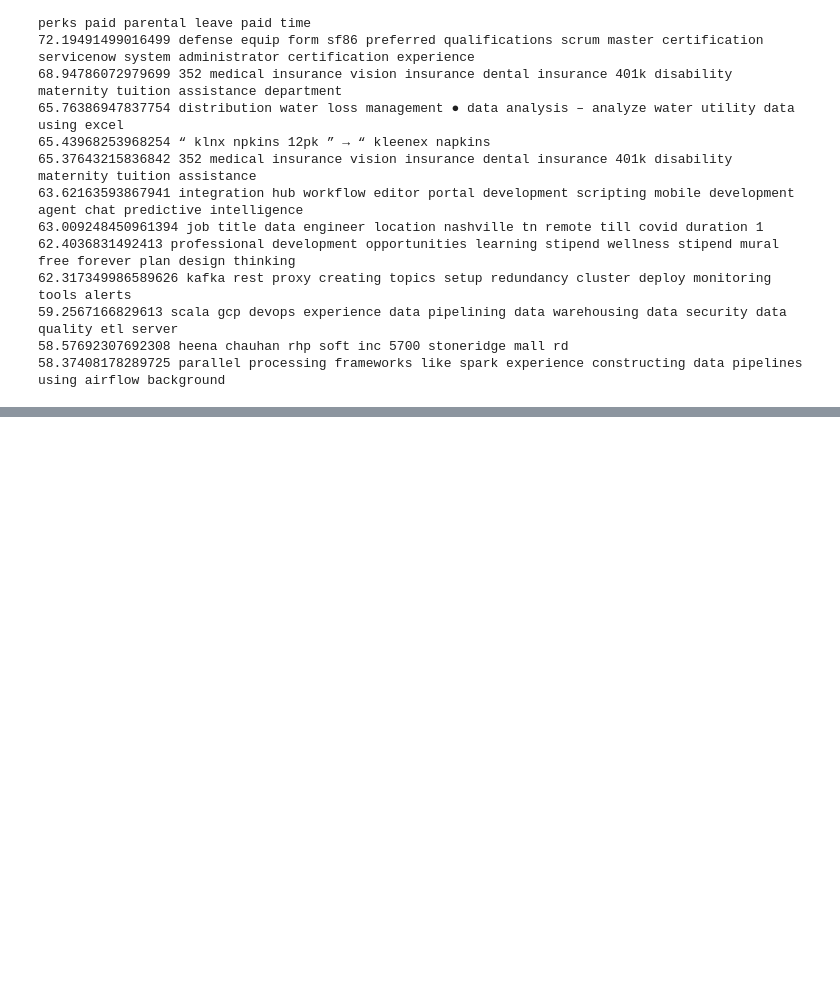
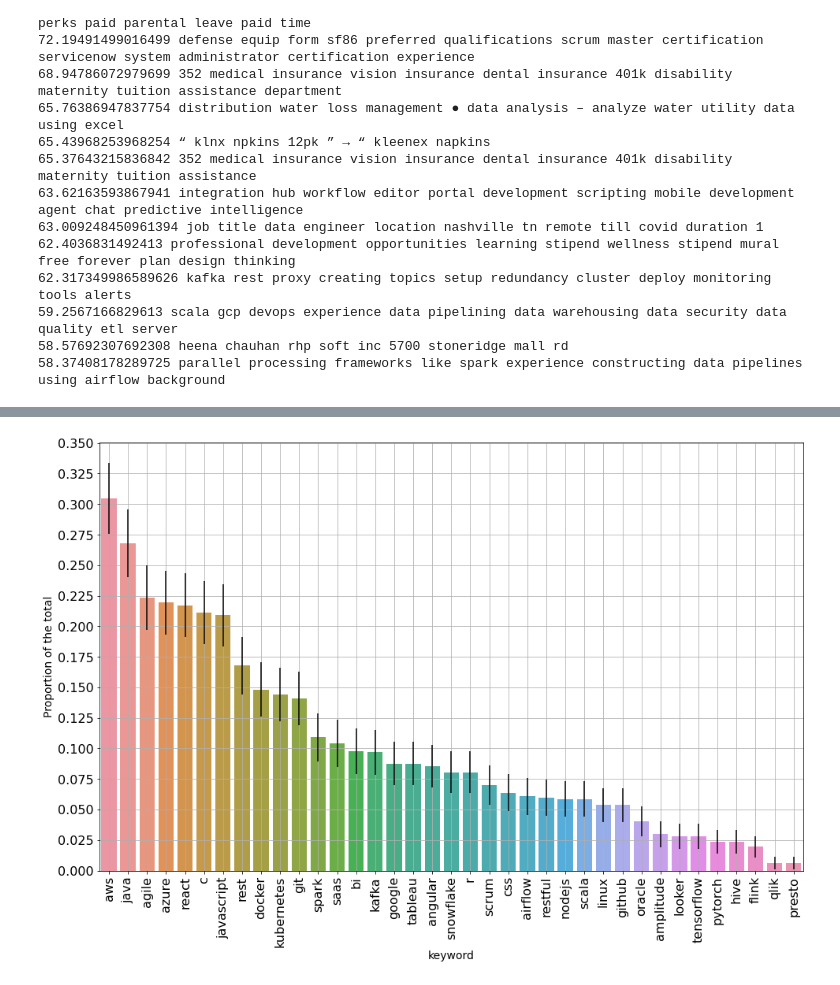
Before and after one commit to juanpaberon/JobsDataAnalysis, a Jupyter notebook: analyze_jobs_information.ipynb, the cells around one changed output, grey strips where cells are left out. Saved outputs shown, nothing was run; the diff lists cells and outputs as text; code cells hidden in the pictures; blank space fills up the shorter version.

```diff
--- a/analyze_jobs_information.ipynb
+++ b/analyze_jobs_information.ipynb
@@ -373,0 +391,14 @@ plt.yticks(fontsize=16);
+# %%
+fig, ax = plt.subplots(figsize = (16,10))
+
+ax = sns.barplot(x = "keyword", y = "p", data = df_error.iloc[2:], yerr = df_error['moe'][2:])
+for item in ax.get_xticklabels():
+    item.set_rotation(90)
+plt.xlabel('keyword',fontsize=14);
+plt.ylabel('Proportion of the total',fontsize=14);
+plt.xticks(fontsize=16);
+plt.yticks(fontsize=16);
+plt.locator_params(axis="y", nbins=15)
+plt.grid()
+# %% [output]
+[figure, added]
```
Also changed, not shown: parts of 6 cells of this notebook.
